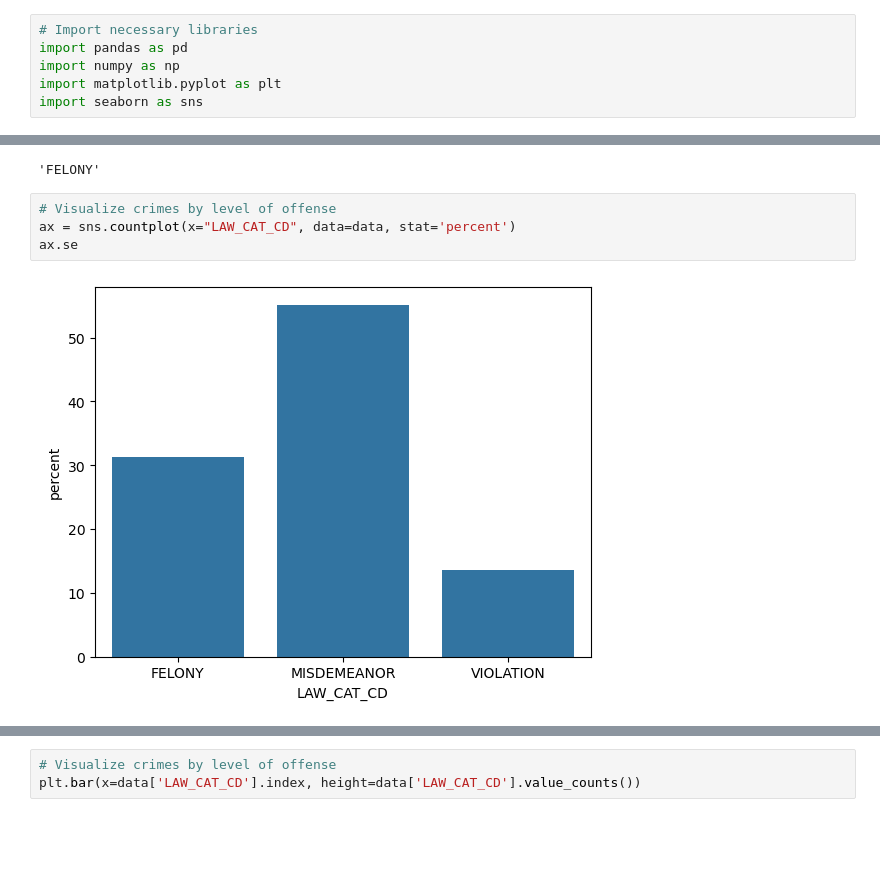
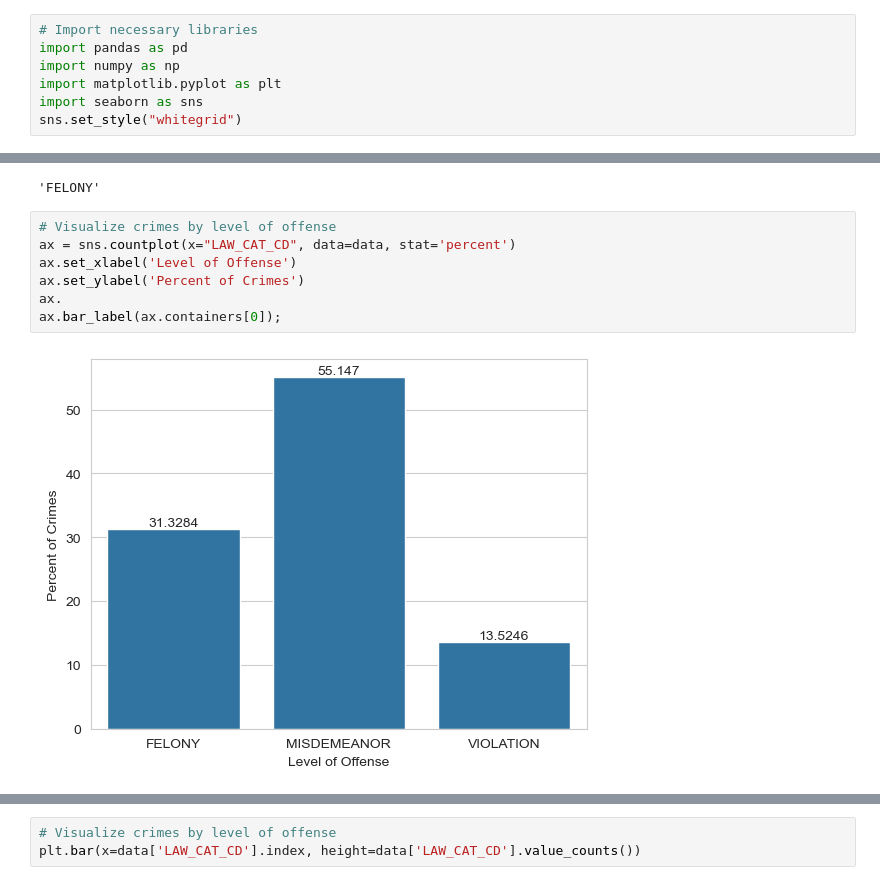
Before and after one commit to scarlettvalentin/nypd_crime, a Jupyter notebook: notebook.ipynb, the cells around one changed output, grey strips where cells are left out. Drawn from its saved outputs; the diff is of its cells as text; blank space fills up the shorter version.

Commit message:
clean up bar graph of level of offense

```diff
--- a/notebook.ipynb
+++ b/notebook.ipynb
@@ -10,6 +10,7 @@ import pandas as pd
 import numpy as np
 import matplotlib.pyplot as plt
 import seaborn as sns
+sns.set_style("whitegrid")
 # %%
 # Import NYPD crime data and preview the first 5 rows to ensure it was imported correctly
 data = pd.read_csv('data/NYPD_Complaint_Data_Historic_20241022.csv')
@@ -102,6 +103,9 @@ data['LAW_CAT_CD'].value_counts().index[1]
 # %%
 # Visualize crimes by level of offense
 ax = sns.countplot(x="LAW_CAT_CD", data=data, stat='percent')
-ax.se
+ax.set_xlabel('Level of Offense')
+ax.set_ylabel('Percent of Crimes')
+ax.
+ax.bar_label(ax.containers[0]);
 # %% [output]
-[figure, old version]
+[figure, new version]
```
Also changed, not shown: parts of 1 cell of this notebook.
